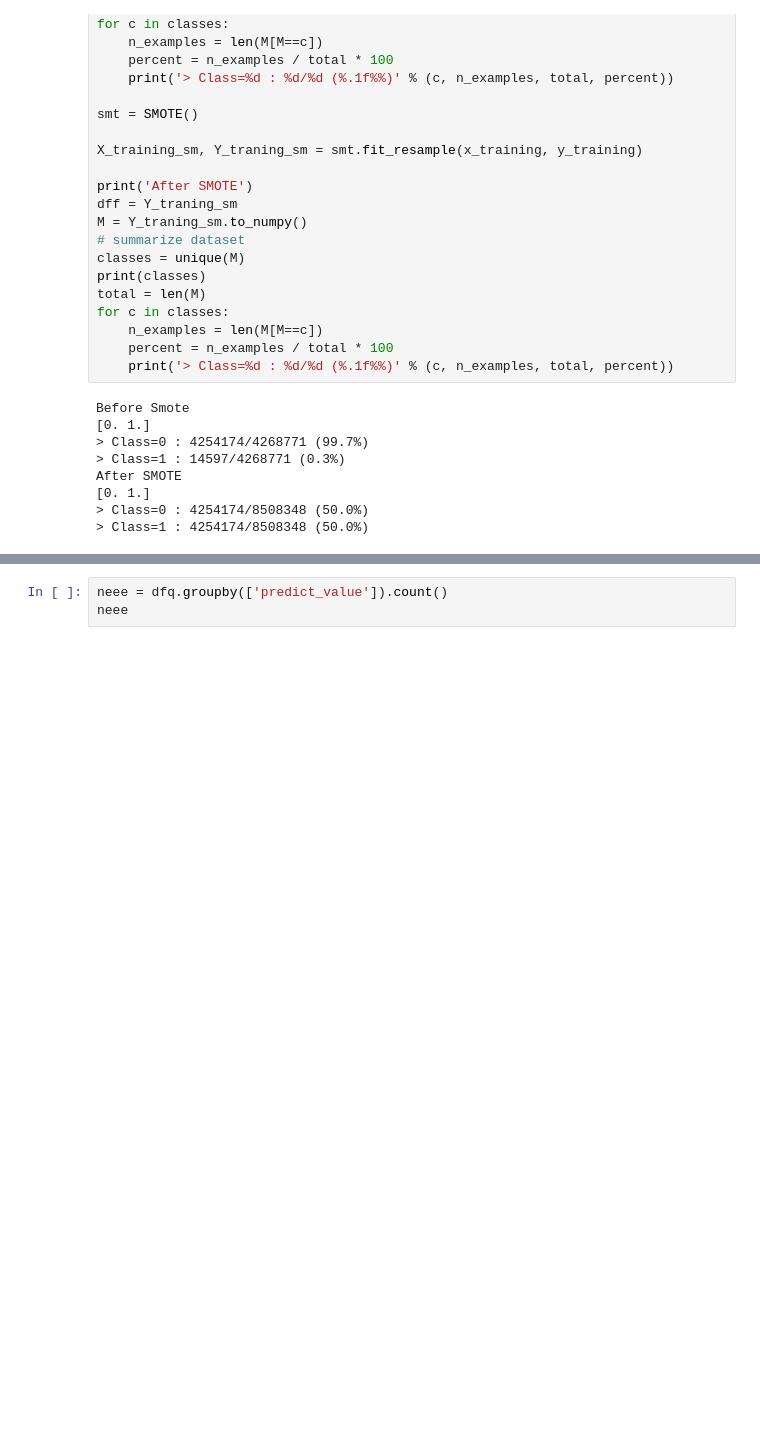
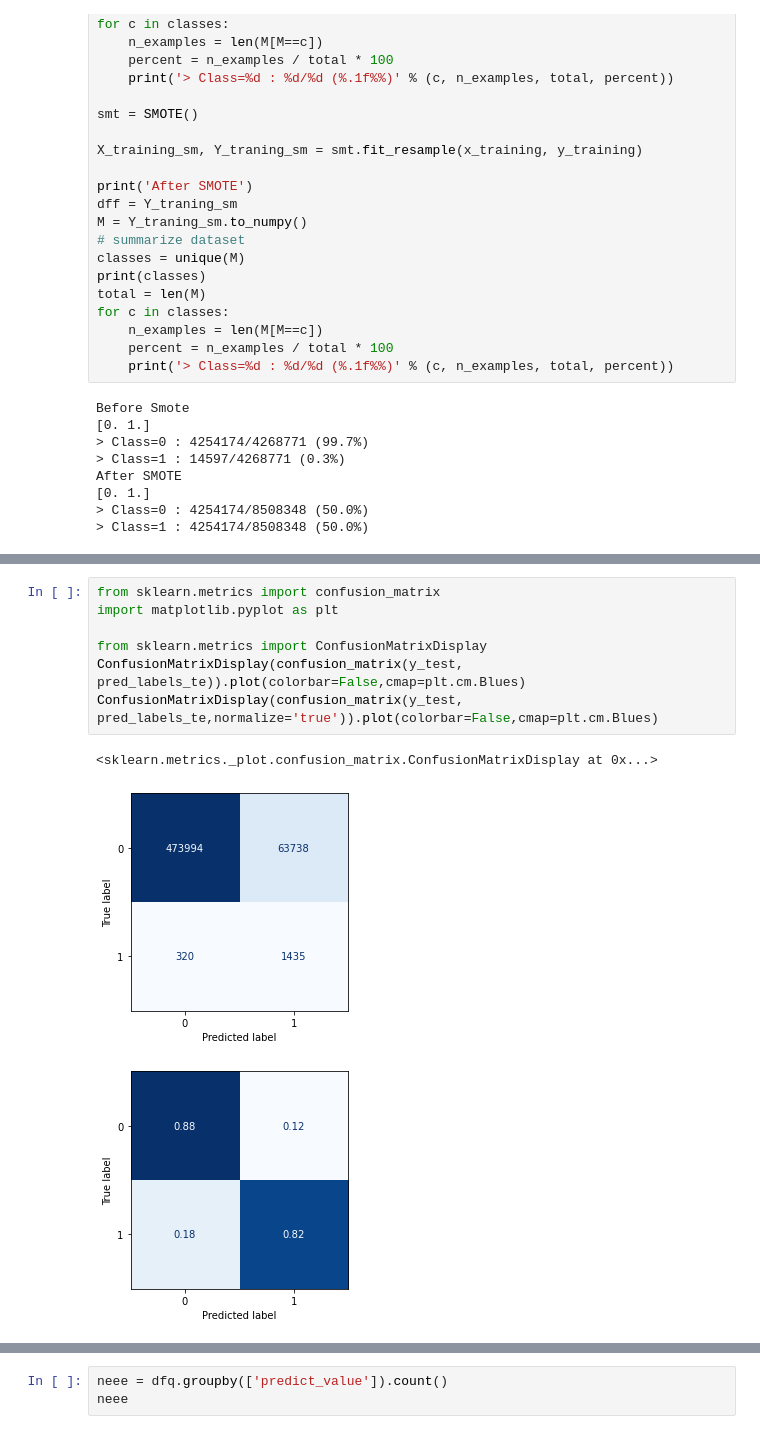
Before and after one commit to PaoloBonettiPolimi/TC, a Jupyter notebook: notebooks/OverSampling_tech_SMOTE.ipynb, the cells around one changed output, grey strips where cells are left out. Drawn from its saved outputs; the diff is of its cells as text; blank space fills up the shorter version.

```diff
--- a/notebooks/OverSampling_tech_SMOTE.ipynb
+++ b/notebooks/OverSampling_tech_SMOTE.ipynb
@@ -395,0 +403,11 @@ dfq
+# %%
+from sklearn.metrics import confusion_matrix
+import matplotlib.pyplot as plt
+
+from sklearn.metrics import ConfusionMatrixDisplay
+ConfusionMatrixDisplay(confusion_matrix(y_test, pred_labels_te)).plot(colorbar=False,cmap=plt.cm.Blues)
+ConfusionMatrixDisplay(confusion_matrix(y_test, pred_labels_te,normalize='true')).plot(colorbar=False,cmap=plt.cm.Blues)
+# %% [output]
+<sklearn.metrics._plot.confusion_matrix.ConfusionMatrixDisplay at 0x...>
+[figure, added]
+[figure, added]
```
Also changed, not shown: parts of 47 cells of this notebook, 8 other files.
